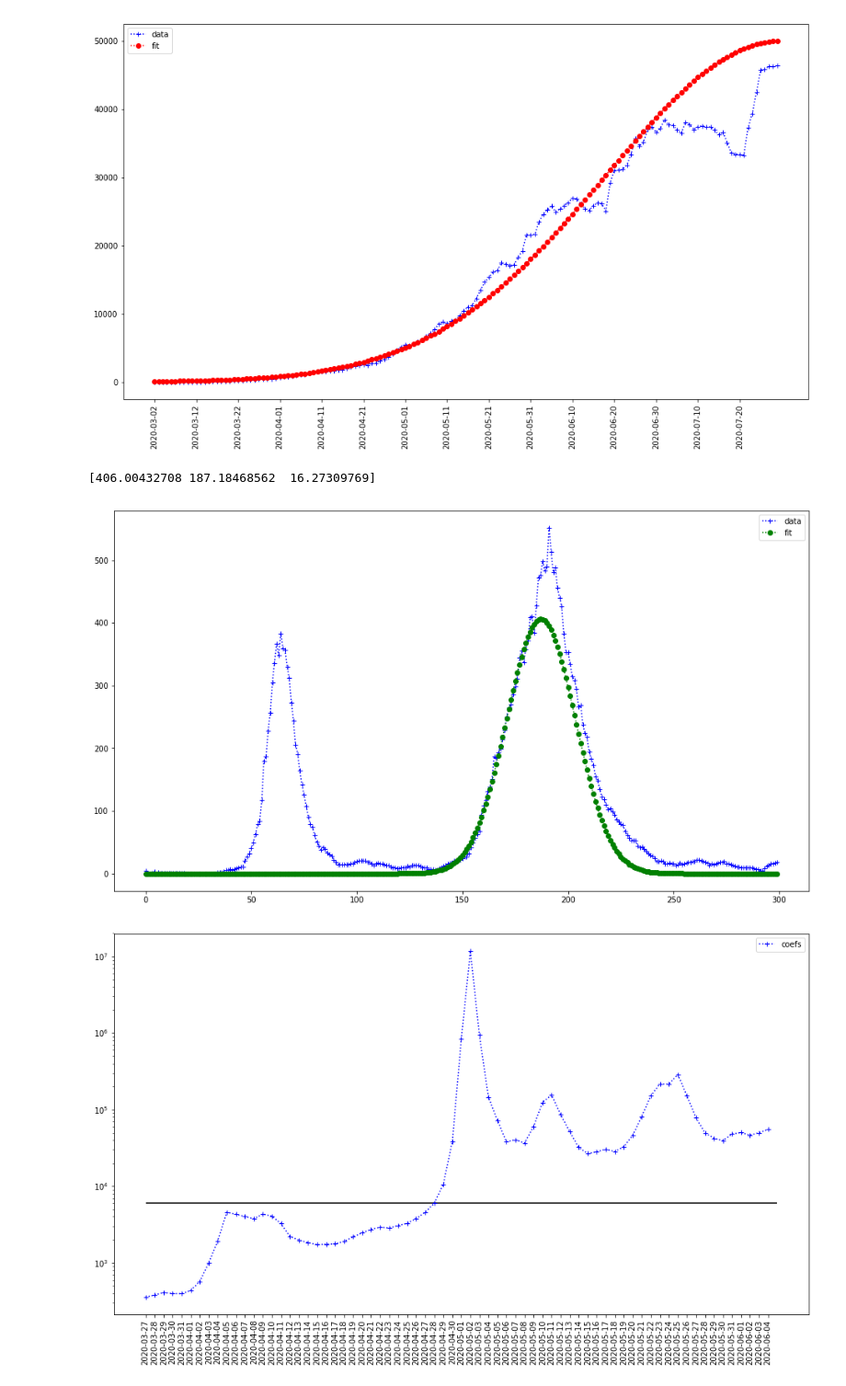
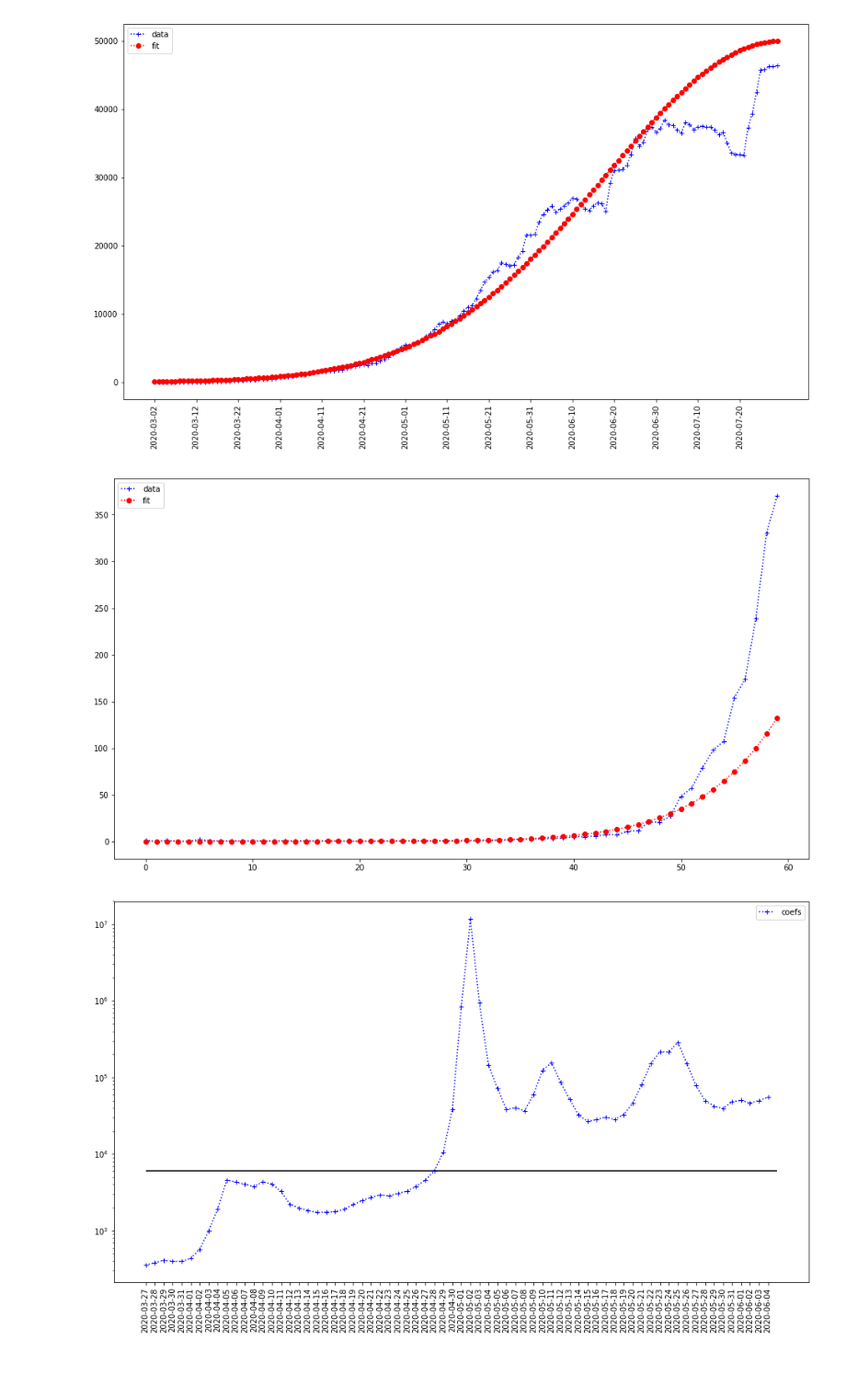
Before and after one commit to thesivis/covid, a Jupyter notebook: modelagem.ipynb, the cells around one changed output. Shown at 92% size. Saved outputs shown, nothing was run; the diff lists cells and outputs as text; code cells hidden in the pictures.

```diff
--- a/modelagem.ipynb
+++ b/modelagem.ipynb
@@ -204,43 +205,42 @@ plt.show()
 # %% [output]
 [figure]
 # %%
-dados = mundo[mundo['location']=='Australia']
+dados = mundo[mundo['location']=='Canada']
 
 media = dados['new_cases'].rolling(7).mean()
 media[:6] = dados['new_cases'].values[:6]
 dataX = dados['date']
 x = ar(range(len(media)))
 y = ar(media.values)
 
-fim=185
+fim=46
 treinoX = x[:fim]
 treinoY = y[:fim]
 
-plotX = x[:300]
-plotY = y[:300]
+plotX = x[:60]
+plotY = y[:60]
 
-a = 7000
-b = 230
-c = 35
+a = 9000
+b = 120
+c = 21
 
 def funcao(x):
     return  a * np.exp(-(x - b) ** 2 / (2 * c ** 2))
 
 def gauss(x,a,b,c):
     return  a * np.exp(-(x - b) ** 2 / (2 * c ** 2))
 
-popt,pcov = curve_fit(gauss,treinoX,treinoY,[1, 1, 10],maxfev = 8000)
-print(popt)
+#popt,pcov = curve_fit(gauss,treinoX,treinoY,[a, b, c],maxfev = 9000)
+#print(popt)
 fig = plt.figure(figsize=(16,9))
 plt.plot(plotX,plotY,'b+:',label='data')
-#plt.plot(plotX,funcao(plotX),'ro:',label='fit')
-plt.plot(plotX,gauss(plotX,*popt),'go:',label='fit')
+plt.plot(plotX,funcao(plotX),'ro:',label='fit')
+#plt.plot(plotX,gauss(plotX,*popt),'go:',label='fit')
 plt.legend()
 
 plt.show()
 # %% [output]
-[406.00432708 187.18468562  16.27309769]
-[figure, old version]
+[figure, new version]
 # %%
 inicio = 30
 fim=100
```
Also changed, not shown: parts of 4 cells of this notebook, 48 other files.
